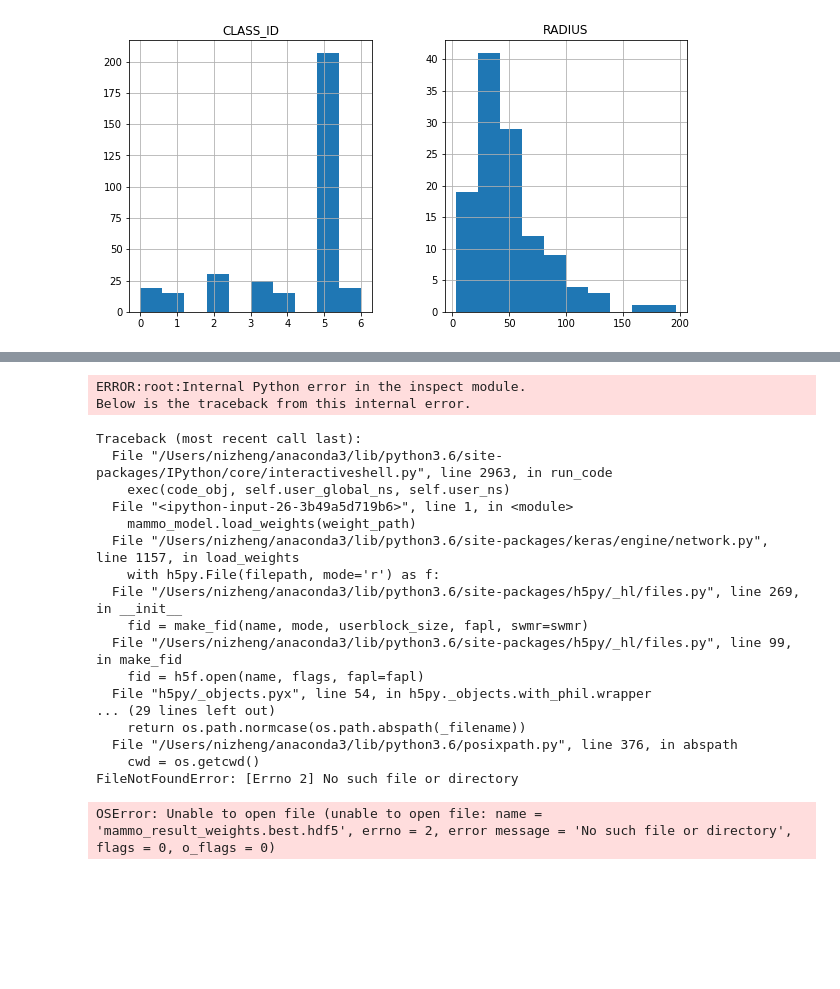
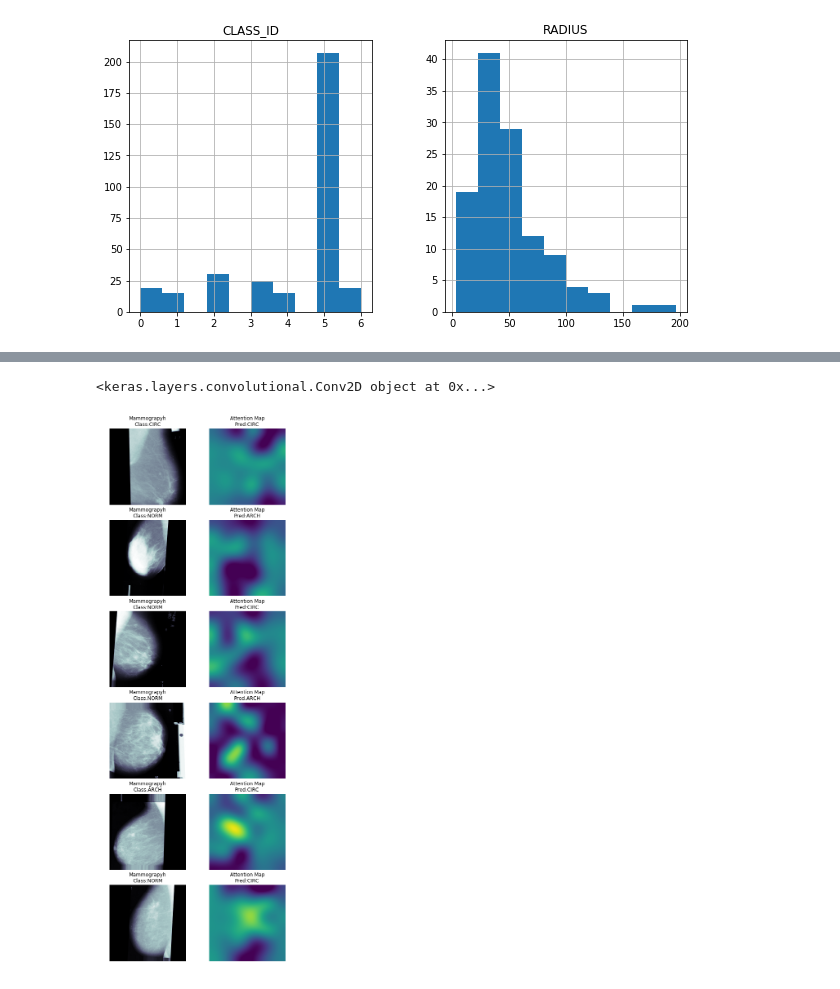
Before and after one commit to dankojis/mammogram, a Jupyter notebook: NN.ipynb, the cells around one changed output, grey strips where cells are left out. Saved outputs shown, nothing was run; the diff lists cells and outputs as text; code cells hidden in the pictures; blank space fills up the shorter version.

```diff
--- a/NN.ipynb
+++ b/NN.ipynb
@@ -140,7 +137,7 @@ valid_gen = flow_from_dataframe(core_idg, valid_df,
                             batch_size = 256) # we can use much larger batches for evaluation
 # used a fixed dataset for evaluating the algorithm
 test_X, test_Y = next(flow_from_dataframe(core_idg,
-                               valid_df,
+                               train_df,
                              path_col = 'scan',
                             y_col = 'CLASS_VEC',
                             target_size = IMG_SIZE,
@@ -240,5 +237,9 @@ early = EarlyStopping(monitor="val_loss",
                       patience=5) # probably needs to be more patient, but kaggle time is limited
 callbacks_list = [checkpoint, early, reduceLROnPlat]
 # %%
-mammo_model.fit_generator(train_gen,steps_per_epoch=35,validation_data=(test_X,test_Y),epochs=5,callbacks=callbacks_list)
+mammo_model.fit_generator(train_gen,
+                          steps_per_epoch=35,
+                          validation_data=(test_X,test_Y),
+                          epochs=5,
+                          callbacks=callbacks_list)
 # %% [output]
@@ -292,23 +267,34 @@ FileNotFoundError: [Errno 2] No such file or directory: 'tiffs/mdb206.tif'
 # %%
 mammo_model.load_weights(weight_path)
-# %% [output]
-ERROR:root:Internal Python error in the inspect module.
-Below is the traceback from this internal error.
-Traceback (most recent call last):
-  File "/Users/nizheng/anaconda3/lib/python3.6/site-packages/IPython/core/interactiveshell.py", line 2963, in run_code
-    exec(code_obj, self.user_global_ns, self.user_ns)
-  File "<ipython-input-26-3b49a5d719b6>", line 1, in <module>
-    mammo_model.load_weights(weight_path)
-  File "/Users/nizheng/anaconda3/lib/python3.6/site-packages/keras/engine/network.py", line 1157, in load_weights
-    with h5py.File(filepath, mode='r') as f:
-  File "/Users/nizheng/anaconda3/lib/python3.6/site-packages/h5py/_hl/files.py", line 269, in __init__
-    fid = make_fid(name, mode, userblock_size, fapl, swmr=swmr)
-  File "/Users/nizheng/anaconda3/lib/python3.6/site-packages/h5py/_hl/files.py", line 99, in make_fid
-    fid = h5f.open(name, flags, fapl=fapl)
-  File "h5py/_objects.pyx", line 54, in h5py._objects.with_phil.wrapper
-... (29 lines left out)
-    return os.path.normcase(os.path.abspath(_filename))
-  File "/Users/nizheng/anaconda3/lib/python3.6/posixpath.py", line 376, in abspath
-    cwd = os.getcwd()
-FileNotFoundError: [Errno 2] No such file or directory
-OSError: Unable to open file (unable to open file: name = 'mammo_result_weights.best.hdf5', errno = 2, error message = 'No such file or directory', flags = 0, o_flags = 0)
+# %%
+# get the attention layer since it is the only one with a single output dim
+for attn_layer in mammo_model.layers:
+    c_shape = attn_layer.get_output_shape_at(0)
+    if len(c_shape)==4:
+        if c_shape[-1]==1:
+            print(attn_layer)
+            break
+# %% [output]
+<keras.layers.convolutional.Conv2D object at 0x...>
+# %%
+import keras.backend as K
+rand_idx = np.random.choice(range(len(test_X)), size = 6)
+attn_func = K.function(inputs = [mammo_model.get_input_at(0), K.learning_phase()],
+           outputs = [attn_layer.get_output_at(0)]
+          )
+fig, m_axs = plt.subplots(len(rand_idx), 2, figsize = (8, 4*len(rand_idx)))
+[c_ax.axis('off') for c_ax in m_axs.flatten()]
+for c_idx, (img_ax, attn_ax) in zip(rand_idx, m_axs):
+    cur_img = test_X[c_idx:(c_idx+1)]
+    attn_img = attn_func([cur_img, 0])[0]
+    img_ax.imshow(cur_img[0,:,:,0], cmap = 'bone')
+    attn_ax.imshow(attn_img[0, :, :, 0], cmap = 'viridis',
+                   vmin = 0, vmax = 1,
+                   interpolation = 'lanczos')
+    real_label = class_enc.classes_[np.argmax(test_Y[c_idx])]
+    img_ax.set_title('Mammograpyh\nClass:%s' % (real_label))
+    pred_confidence = class_enc.classes_[np.argmax(mammo_model.predict(cur_img)[0],-1)]
+    attn_ax.set_title('Attention Map\nPred:%s' % (pred_confidence))
+fig.savefig('attention_map.png', dpi = 300)
+# %% [output]
+[figure, added]
```
Also changed, not shown: parts of 13 cells of this notebook.
